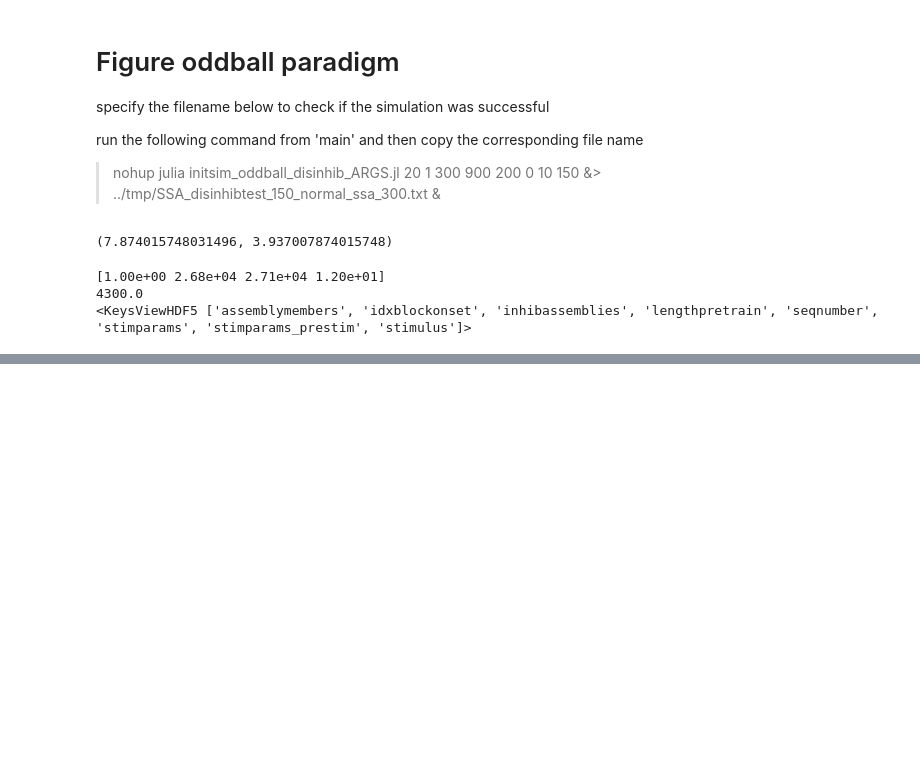
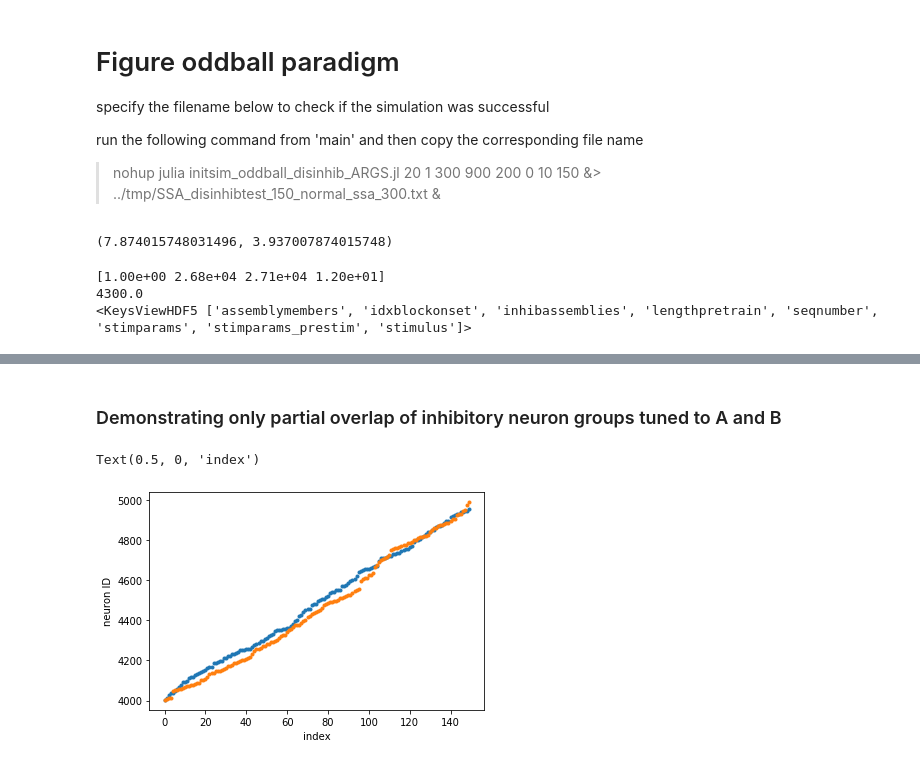
Before and after one commit to comp-neural-circuits/novelty-via-inhibitory-plasticity, a Jupyter notebook: postprocessing/Figure_oddball_paradigm.ipynb, the cells around one changed output, grey strips where cells are left out. Drawn from its saved outputs; the diff is of its cells as text; code cells hidden in the pictures; blank space fills up the shorter version.

```diff
--- a/postprocessing/Figure_oddball_paradigm.ipynb
+++ b/postprocessing/Figure_oddball_paradigm.ipynb
@@ -158,0 +178,11 @@ Text(0.5, 0, 'time locked to onset [s]')
+# %% [markdown]
+### Demonstrating only partial overlap of inhibitory neuron groups tuned to A and B
+# %%
+inhibassemblymembers  = frun["initial"]["inhibassemblies"].value
+plt.plot(inhibassemblymembers[:150,0],'.')
+plt.plot(inhibassemblymembers[:150,1],'.')
+plt.ylabel("neuron ID")
+plt.xlabel("index")
+# %% [output]
+Text(0.5, 0, 'index')
+[figure, added]
```
Also changed, not shown: parts of 6 cells of this notebook, 3 other files.
